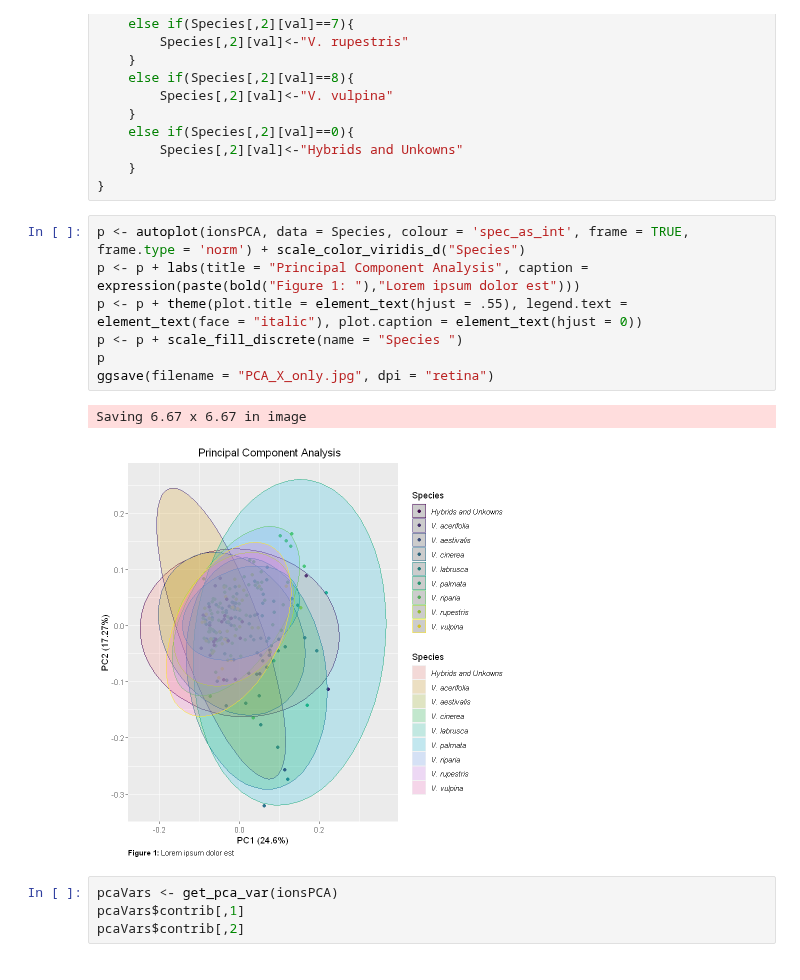
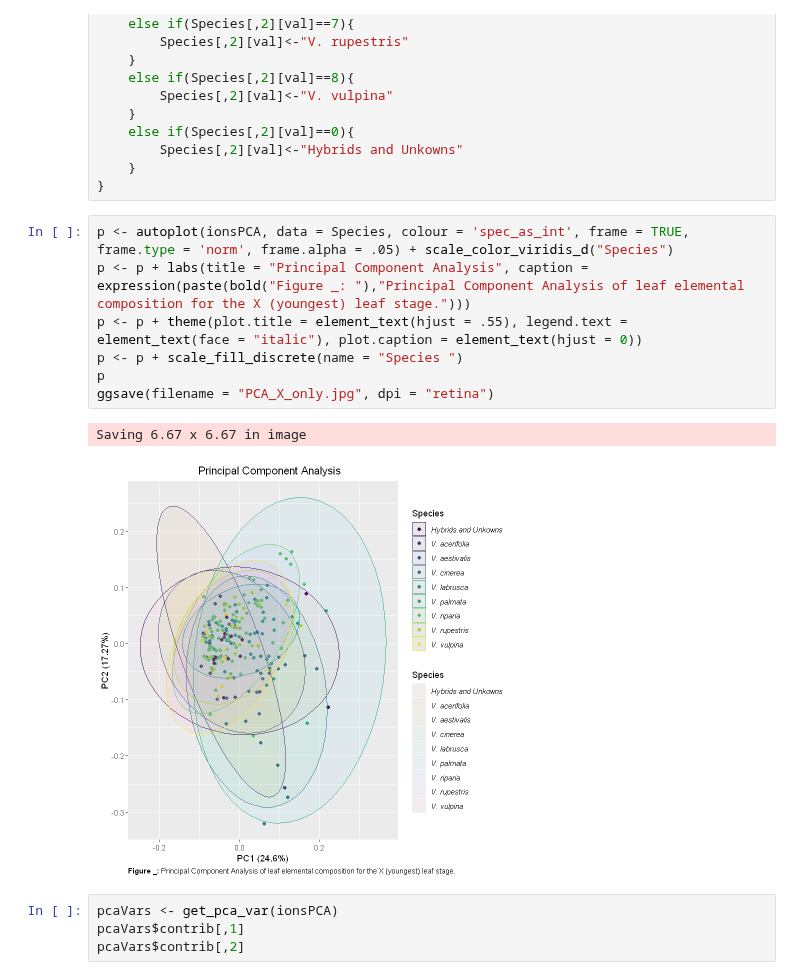
Before and after one commit to Kovacs-Lab/Geneva_Ionomics, a Jupyter notebook: PCA_X_only.ipynb, the cells around one changed output. Saved outputs shown, nothing was run; the diff lists cells and outputs as text.

```diff
--- a/PCA_X_only.ipynb
+++ b/PCA_X_only.ipynb
@@ -160,15 +157,15 @@ for (val in 1:nrow(Species)){
     }
 }
 # %%
-p <- autoplot(ionsPCA, data = Species, colour = 'spec_as_int', frame = TRUE, frame.type = 'norm') + scale_color_viridis_d("Species")
-p <- p + labs(title = "Principal Component Analysis", caption = expression(paste(bold("Figure 1: "),"Lorem ipsum dolor est")))
+p <- autoplot(ionsPCA, data = Species, colour = 'spec_as_int', frame = TRUE, frame.type = 'norm', frame.alpha = .05) + scale_color_viridis_d("Species")
+p <- p + labs(title = "Principal Component Analysis", caption = expression(paste(bold("Figure _: "),"Principal Component Analysis of leaf elemental composition for the X (youngest) leaf stage.")))
 p <- p + theme(plot.title = element_text(hjust = .55), legend.text = element_text(face = "italic"), plot.caption = element_text(hjust = 0))
 p <- p + scale_fill_discrete(name = "Species ")
 p
 ggsave(filename = "PCA_X_only.jpg", dpi = "retina")
 # %% [output]
 Saving 6.67 x 6.67 in image
-[figure, old version]
+[figure, new version]
 # %%
 pcaVars <- get_pca_var(ionsPCA)
 pcaVars$contrib[,1]
```
Also changed, not shown: parts of 2 cells of this notebook, 17 other files.
